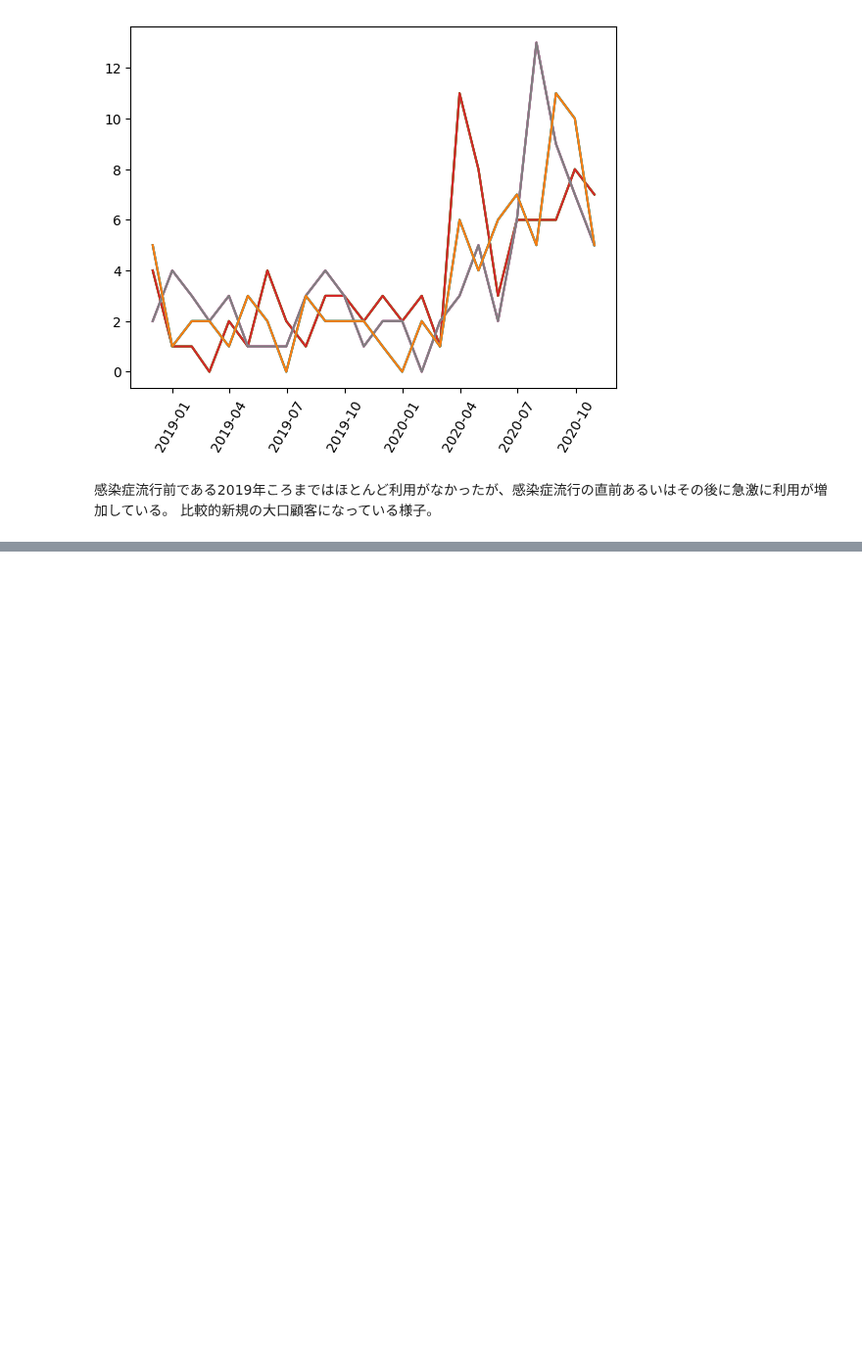
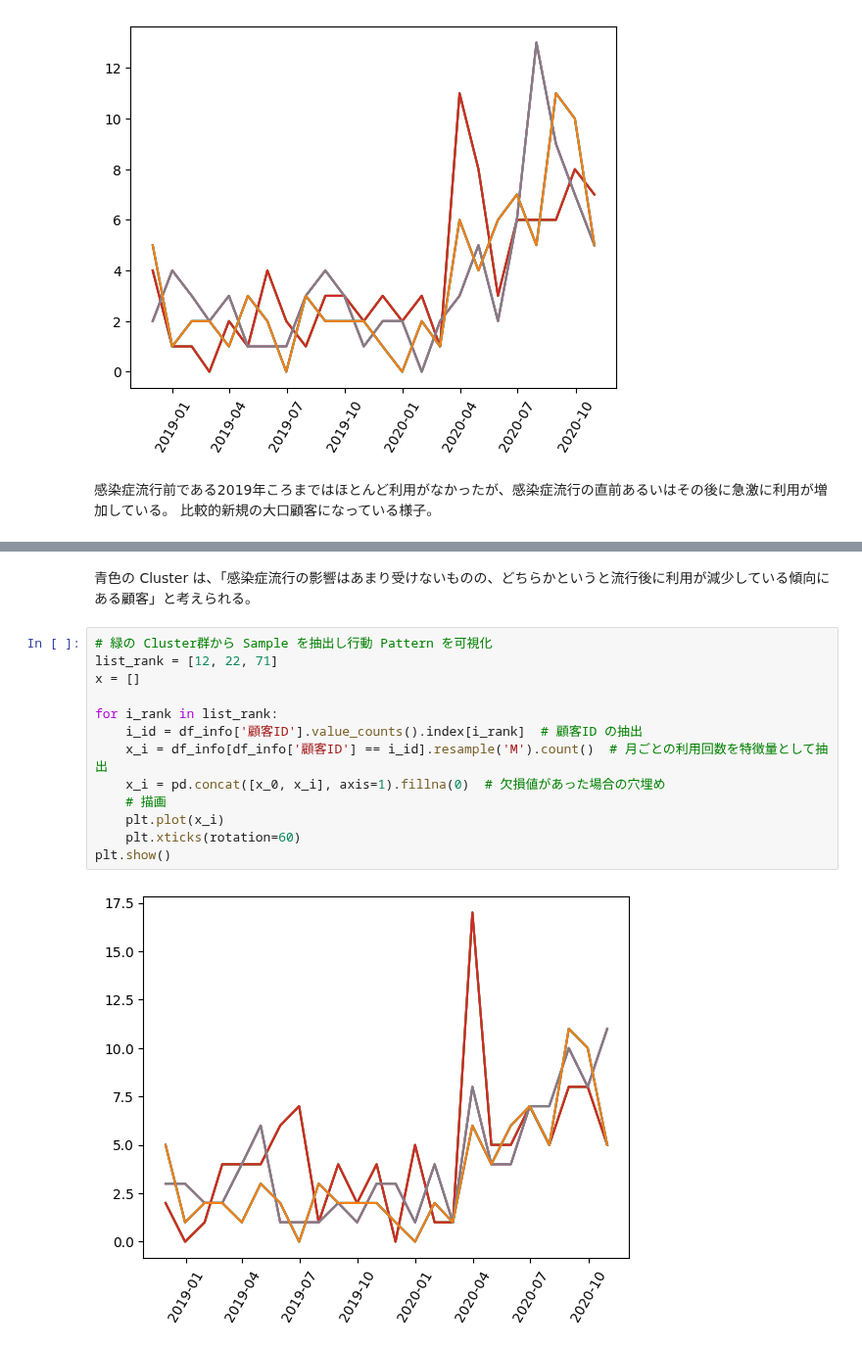
Before and after one commit to 1024xx4/math_programing_for_ai_and_ds, a Jupyter notebook: section02/section02.ipynb, the cells around one changed output, grey strips where cells are left out. Shown at 98% size. Drawn from its saved outputs; the diff is of its cells as text; blank space fills up the shorter version.

```diff
--- a/section02/section02.ipynb
+++ b/section02/section02.ipynb
@@ -202,0 +272,17 @@ plt.show()
+# %% [markdown]
+青色の Cluster は、「感染症流行の影響はあまり受けないものの、どちらかというと流行後に利用が減少している傾向にある顧客」と考えられる。
+# %%
+# 緑の Cluster群から Sample を抽出し行動 Pattern を可視化
+list_rank = [12, 22, 71]
+x = []
+
+for i_rank in list_rank:
+    i_id = df_info['顧客ID'].value_counts().index[i_rank]  # 顧客ID の抽出
+    x_i = df_info[df_info['顧客ID'] == i_id].resample('M').count()  # 月ごとの利用回数を特徴量として抽出
+    x_i = pd.concat([x_0, x_i], axis=1).fillna(0)  # 欠損値があった場合の穴埋め
+    # 描画
+    plt.plot(x_i)
+    plt.xticks(rotation=60)
+plt.show()
+# %% [output]
+[figure, added]
```
Also changed, not shown: parts of 9 cells of this notebook.
